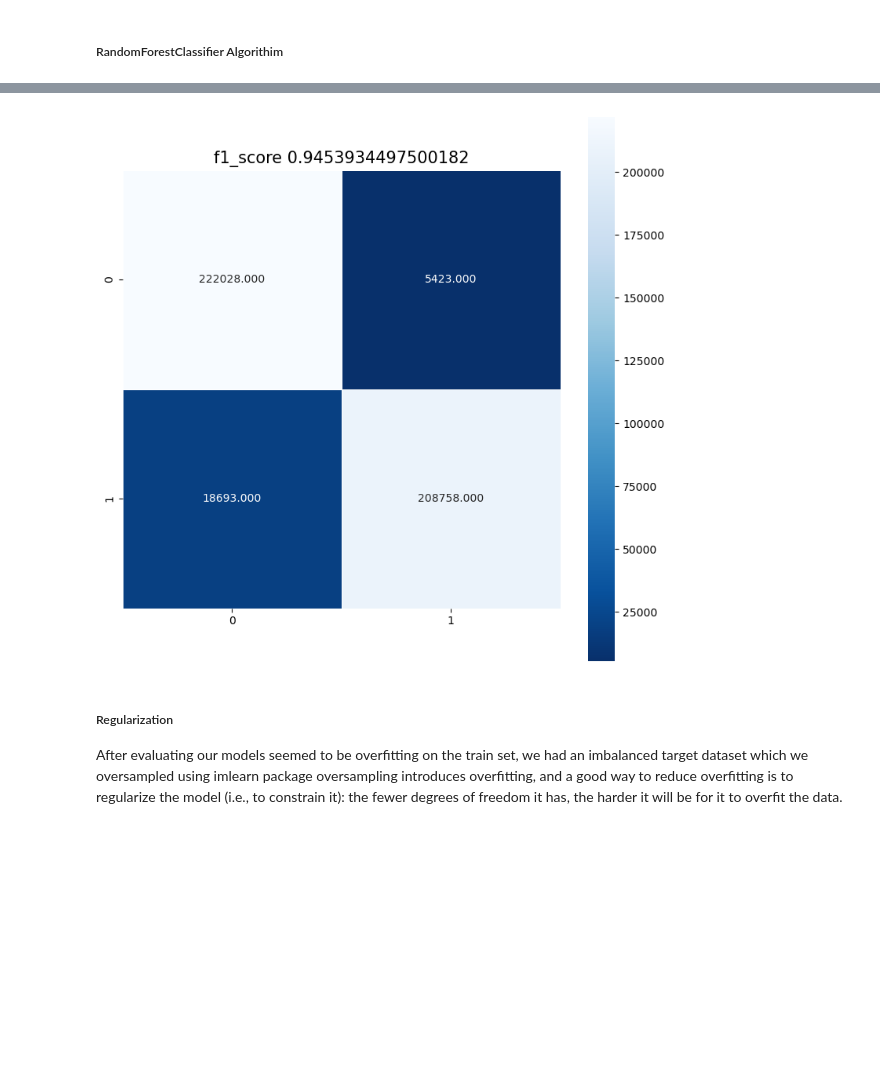
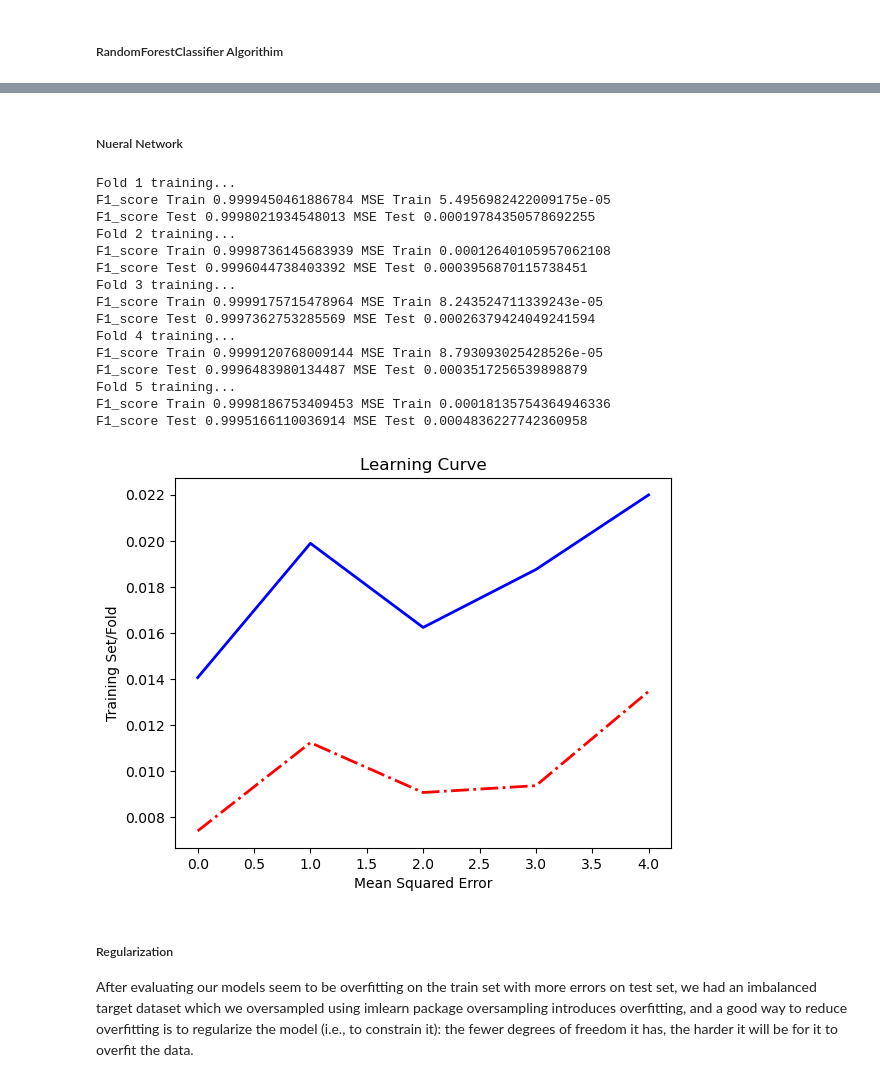
Before and after one commit to MuokaPWambua/CredictCardFraudDetectionModel, a Jupyter notebook: fdm.ipynb, the cells around one changed output, grey strips where cells are left out. Cells and saved outputs as stored; diff of their text form; code cells hidden in the pictures; blank space fills up the shorter version.

```diff
--- a/fdm.ipynb
+++ b/fdm.ipynb
@@ -182,2 +199,0 @@ Model average score 0.9999604328451257
-# %%
-plot_learning_curves(rfc, X, y)
@@ -205,10 +200,28 @@ fraud cases 214181
-# %%
-heatmap(y, preds)
-# %% [output]
-[figure, removed]
+# %% [markdown]
+##### Nueral Network
+# %%
+mlpc = MLPClassifier()
+train_evaluate(mlpc, X, y)
+# %% [output]
+Fold 1 training...
+F1_score Train 0.9999450461886784 MSE Train 5.4956982422009175e-05
+F1_score Test 0.9998021934548013 MSE Test 0.00019784350578692255
+Fold 2 training...
+F1_score Train 0.9998736145683939 MSE Train 0.00012640105957062108
+F1_score Test 0.9996044738403392 MSE Test 0.0003956870115738451
+Fold 3 training...
+F1_score Train 0.9999175715478964 MSE Train 8.243524711339243e-05
+F1_score Test 0.9997362753285569 MSE Test 0.00026379424049241594
+Fold 4 training...
+F1_score Train 0.9999120768009144 MSE Train 8.793093025428526e-05
+F1_score Test 0.9996483980134487 MSE Test 0.0003517256539898879
+Fold 5 training...
+F1_score Train 0.9998186753409453 MSE Train 0.00018135754364946336
+F1_score Test 0.9995166110036914 MSE Test 0.0004836227742360958
+[figure, added]
 # %% [markdown]
 ##### Regularization
-After evaluating our models seemed to be overfitting on the train set, we had an imbalanced target dataset which we oversampled using imlearn package oversampling introduces overfitting, and a good way to reduce overfitting is to regularize the model (i.e., to constrain it): the fewer degrees of freedom it has, the harder it will be
+After evaluating our models seem to be overfitting on the train set with more errors on test set, we had an imbalanced target dataset which we oversampled using imlearn package oversampling introduces overfitting, and a good way to reduce overfitting is to regularize the model (i.e., to constrain it): the fewer degrees of freedom it has, the harder it will be
 for it to overfit the data.
 # %%
 # by setting a lower max_depth parameter on random forest classifier we reduce the chances of over fitting
```
Also changed, not shown: parts of 17 cells of this notebook.
